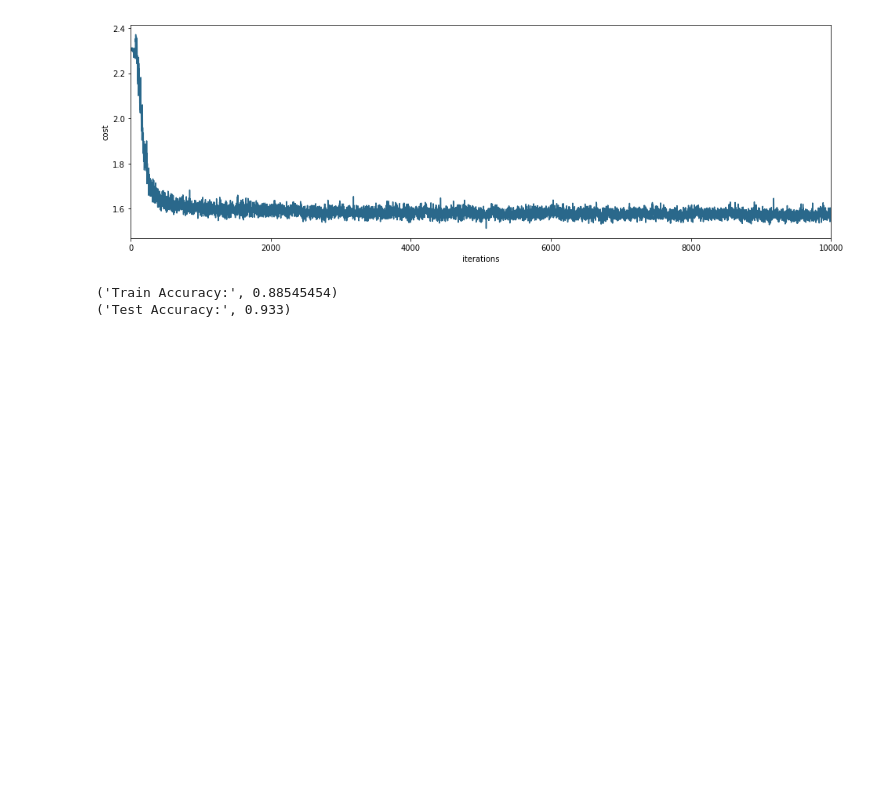
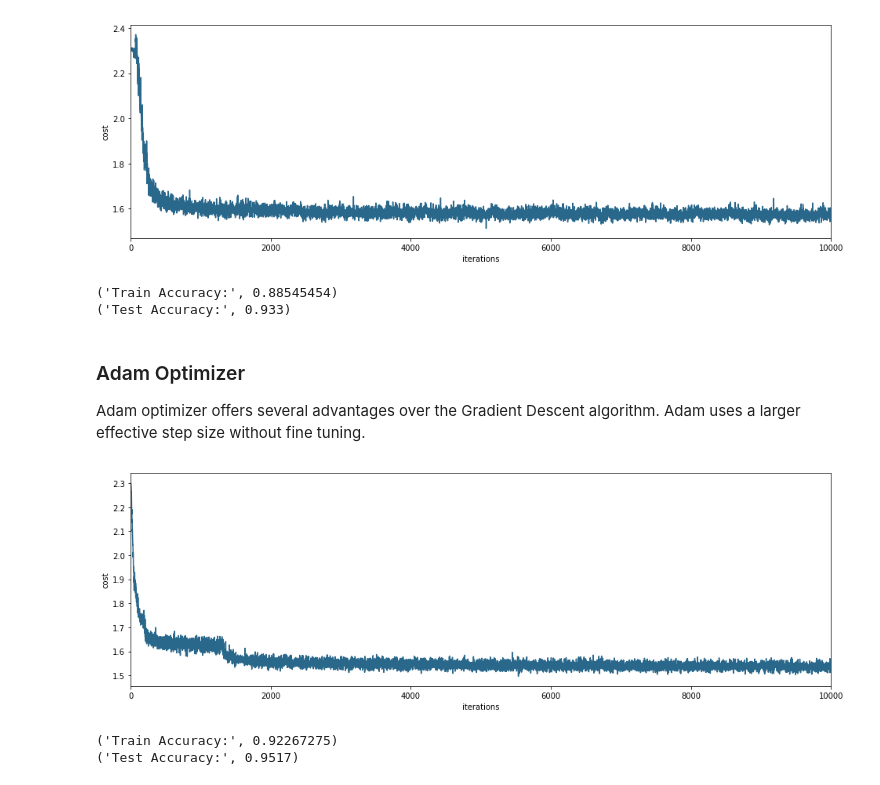
Before and after one commit to Sithroo/MachineLearningWithTensorflow, a Jupyter notebook: FeedforwardNeuralNetwork.ipynb, the cells around one changed output. Saved outputs shown, nothing was run; the diff lists cells and outputs as text; code cells hidden in the pictures; blank space fills up the shorter version.

```diff
--- a/FeedforwardNeuralNetwork.ipynb
+++ b/FeedforwardNeuralNetwork.ipynb
@@ -206,3 +206,8 @@ train_with_dropout(False)
 [figure]
 ('Train Accuracy:', 0.88545454)
 ('Test Accuracy:', 0.933)
+# %% [markdown]
+### Adam Optimizer
+
+Adam optimizer offers several advantages over the Gradient Descent algorithm.
+Adam uses a larger effective step size without fine tuning.
@@ -208,0 +235,6 @@ train_with_dropout(False)
+# %%
+train_with_dropout(False)
+# %% [output]
+[figure, added]
+('Train Accuracy:', 0.92267275)
+('Test Accuracy:', 0.9517)
```
Also changed, not shown: parts of 1 cell of this notebook, 1 other file.
